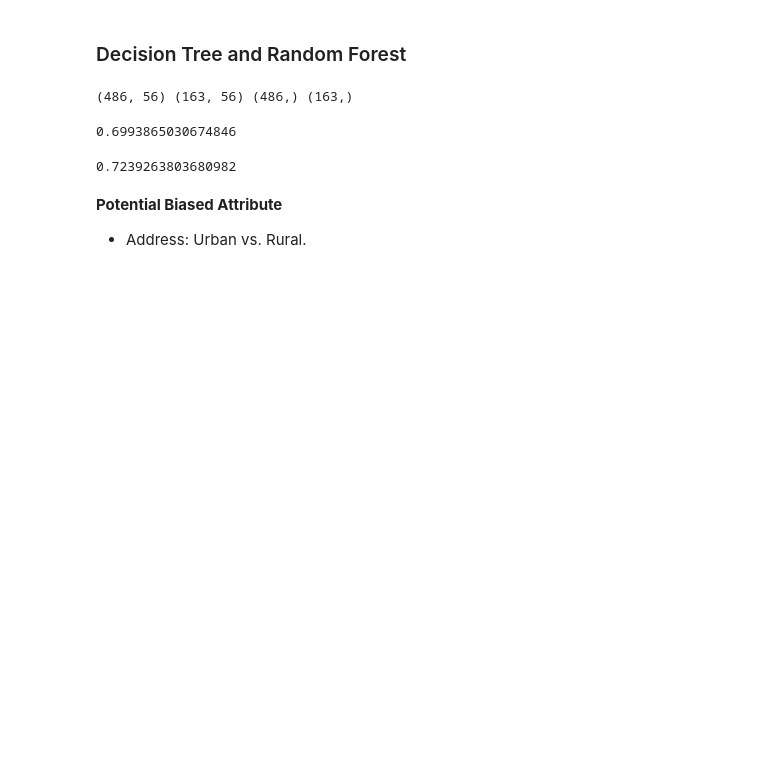
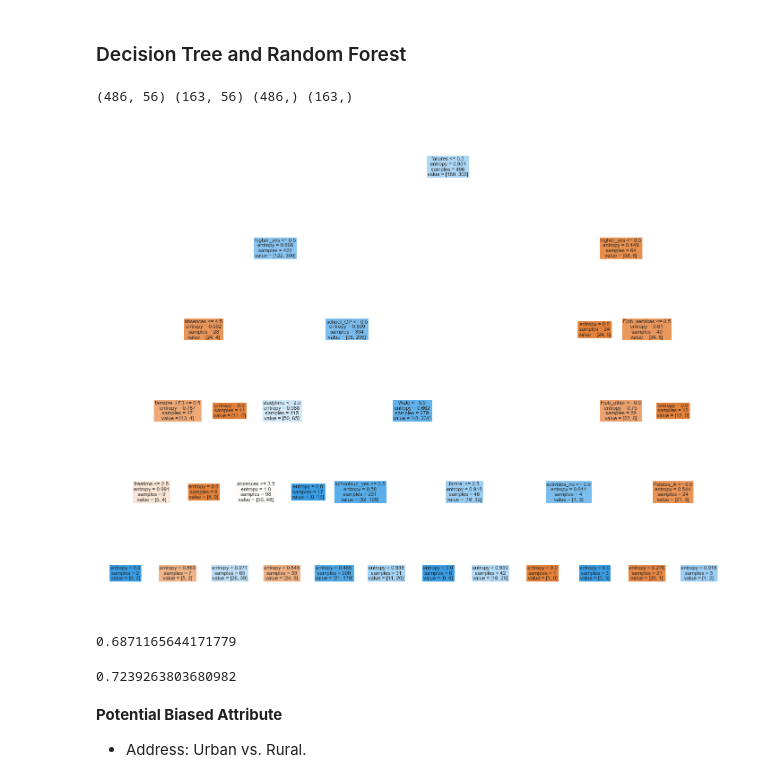
Before and after one commit to WesDeng/Recidivism_Exp, a Jupyter notebook: EDA_School.ipynb, the cells around one changed output. Drawn from its saved outputs; the diff is of its cells as text; code cells hidden in the pictures; blank space fills up the shorter version.

```diff
--- a/EDA_School.ipynb
+++ b/EDA_School.ipynb
@@ -341,15 +371,22 @@ print(X_train.shape, X_test.shape, y_train.shape, y_test.shape)
 (486, 56) (163, 56) (486,) (163,)
 # %%
 from sklearn import tree
-t_single = tree.DecisionTreeClassifier(criterion='entropy', max_depth=6)
+t_single = tree.DecisionTreeClassifier(criterion='entropy', max_depth=5)
 t_single = t_single.fit(X_train, y_train)
 # %%
 tree.export_graphviz(t_single, out_file = 'sample_tree.dot', label='all', impurity=False, proportion=True,
                     feature_names=list(X_train), class_names=['fail', 'pass'], filled=True, rounded=True)
+# %%
+fig = plt.figure(figsize=(25,20))
+ax = tree.plot_tree(t_single, feature_names = X_train.columns,
+                   filled=True)
+fig.savefig('single_tree.png')
+# %% [output]
+[figure, added]
 # %%
 t_single.score(X_test, y_test)
 # %% [output]
-0.6993865030674846
+0.6871165644171779
 # %%
 from sklearn.ensemble import RandomForestClassifier
 forest = RandomForestClassifier(max_depth=6, random_state=15)
```
Also changed, not shown: parts of 11 cells of this notebook, 3 other files.
